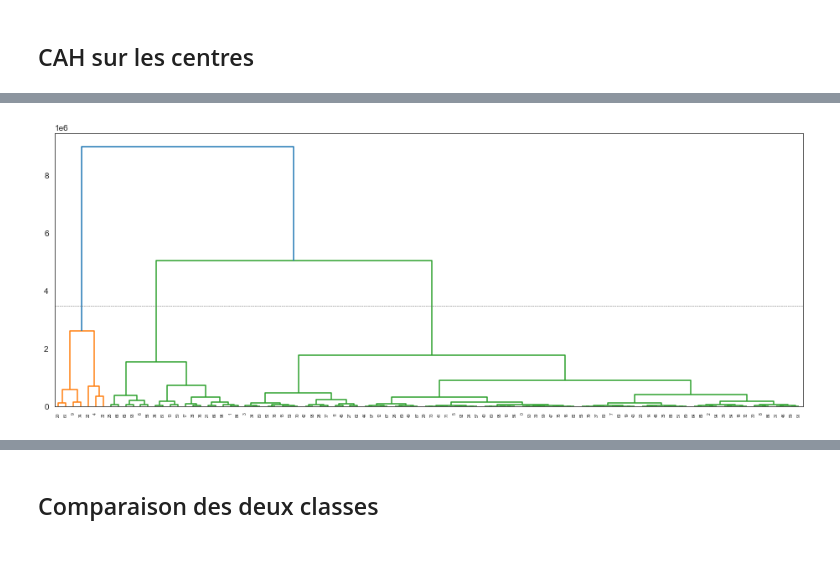
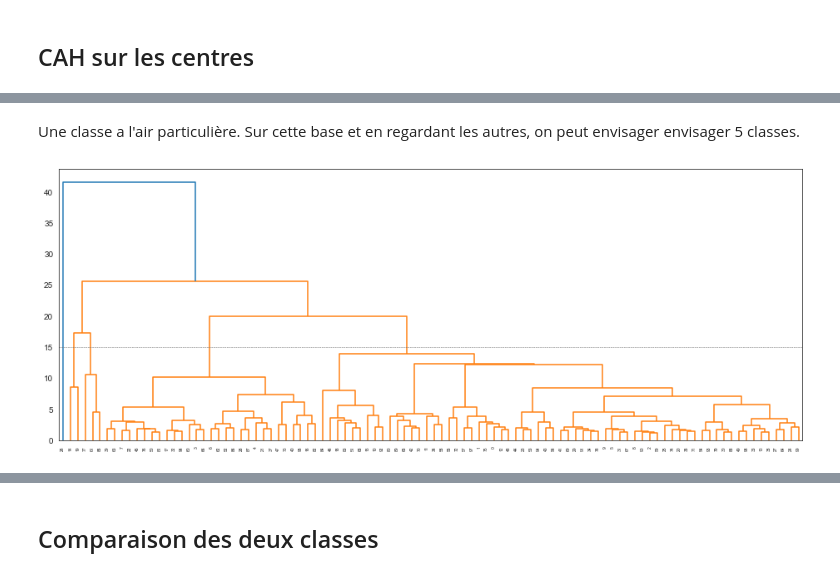
Before and after one commit to fxjollois/cours-2021-2022, a Jupyter notebook: insa-ms-esd--ml/classif-demande2-correction.ipynb, the cells around one changed output, grey strips where cells are left out. Cells and saved outputs as stored; diff of their text form; code cells hidden in the pictures.

```diff
--- a/insa-ms-esd--ml/classif-demande2-correction.ipynb
+++ b/insa-ms-esd--ml/classif-demande2-correction.ipynb
@@ -34,6 +44,7 @@ spotify
 spotify_qt = spotify[["danceability", "energy", "loudness", "speechiness",
                       "acousticness", "instrumentalness", "liveness", "valence",
                       "tempo", "duration_ms", "chorus_hit"]]
+spotify_qt = pandas.DataFrame(scale(spotify_qt), columns = spotify_qt.columns)
 spotify_qt
 # %% [output]
 |  | danceability | energy | loudness | speechiness | acousticness | instrumentalness | liveness | valence | ... |
@@ -138,11 +157,13 @@ def plot_dendrogram(model, **kwargs):
 
     # Plot the corresponding dendrogram
     dendrogram(linkage_matrix, **kwargs)
+# %% [markdown]
+Une classe a l'air particulière. Sur cette base et en regardant les autres, on peut envisager envisager 5 classes.
 # %%
 plt.figure(figsize = (16, 6))
 plot_dendrogram(hac)
-plt.axhline(y = 3.5e6, linewidth = .5, color = "dimgray", linestyle = "--")
+plt.axhline(y = 15, linewidth = .5, color = "dimgray", linestyle = "--")
 plt.show()
 # %% [output]
-[figure, old version]
+[figure, new version]
 # %%
```
Also changed, not shown: parts of 32 cells of this notebook, 1 other file.
